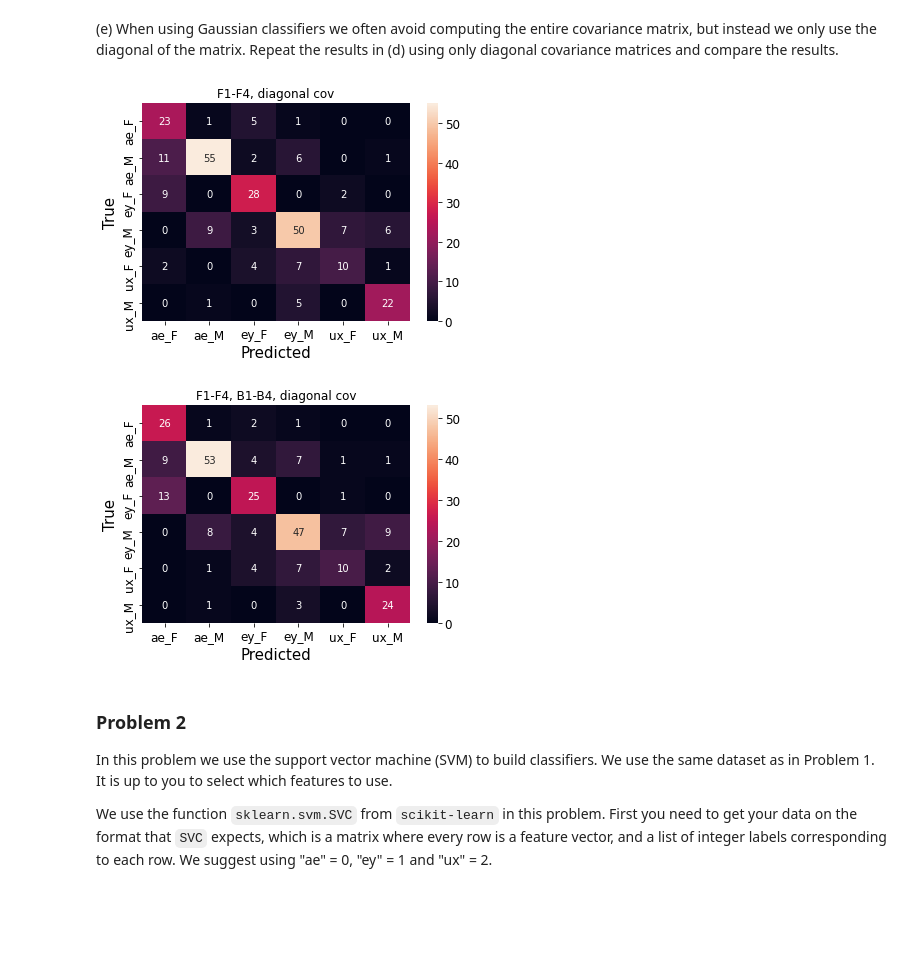
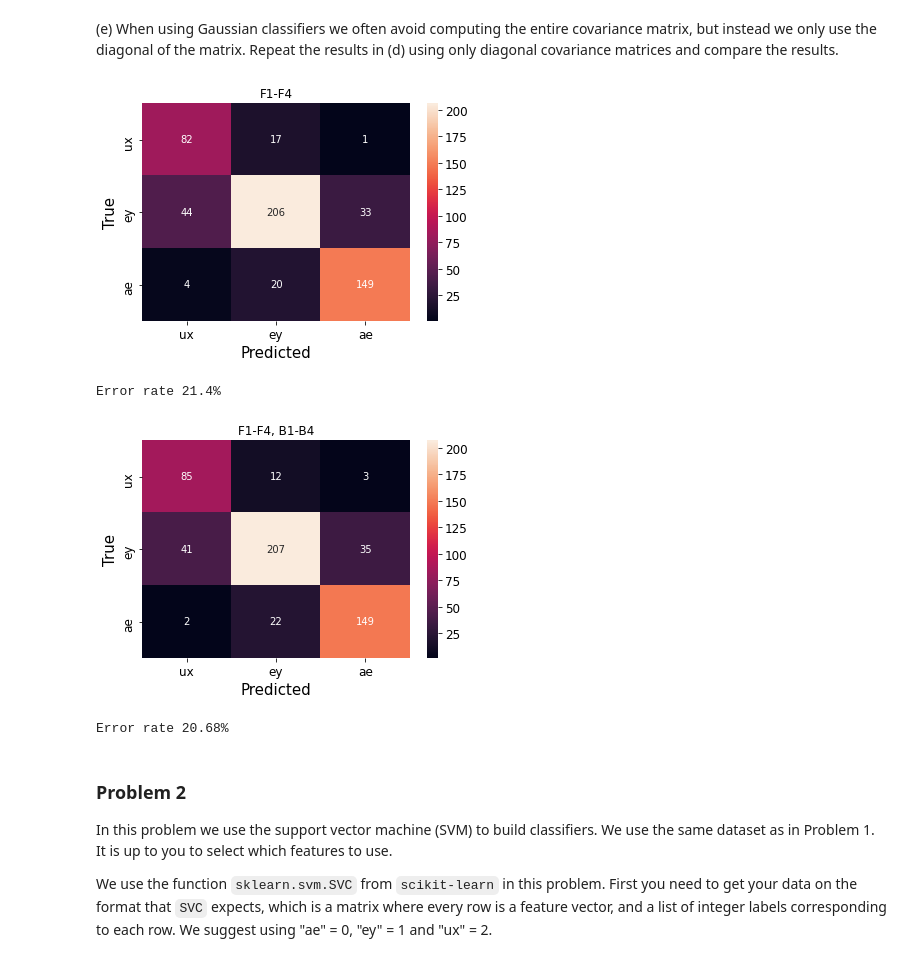
Before and after one commit to Stens/TTT4185-MachineLearning, a Jupyter notebook: Assignment_2/TTT4185_assignment_2_2020-09-28.ipynb, the cells around one changed output. Cells and saved outputs as stored; diff of their text form; code cells hidden in the pictures; blank space fills up the shorter version.

```diff
--- a/Assignment_2/TTT4185_assignment_2_2020-09-28.ipynb
+++ b/Assignment_2/TTT4185_assignment_2_2020-09-28.ipynb
@@ -250,30 +326,25 @@ plot_conf(conf_mat, "F1-F4, B1-B4", keys)
 # %%
 # Using F1- F4
 drop_l = ["SpeakerID", "Gender", "Phoneme", "B1", "B2", "B3", "B4"]
 
-rvs = make_rvs(vow_dict_g, drop_l)
 
-f_matrix = {}
-for key, vow in vow_dict_t_g.items():
-    f_matrix[key] = vow.drop(drop_l ,axis=1).values
-
-conf_mat = predict(f_matrix, keys, rvs)
-plot_conf(conf_mat, "F1-F4, diagonal cov", keys)
+g_rvs_f1_f4 = make_g_rvs(vow_dict_g, drop_l, key_dict, diag=True)
+conf_mat = predict_conditioned_g(f_matrix_f1_f4, keys, g_rvs_f1_f4)
+plot_conf(conf_mat, "F1-F4", keys)
 
 # Using all features
 drop_l = ["SpeakerID", "Gender", "Phoneme"]
 
-rvs = make_rvs(vow_dict_g, drop_l, True)
+g_rvs_f1_b4 = make_g_rvs(vow_dict_g, drop_l, key_dict, diag=True)
 
-f_matrix = {}
-for key, vow in vow_dict_t_g.items():
-    f_matrix[key] = vow.drop(drop_l ,axis=1).values
 
-conf_mat = predict(f_matrix, keys, rvs)
-plot_conf(conf_mat, "F1-F4, B1-B4, diagonal cov", keys)
+conf_mat = predict_conditioned_g(f_matrix_f1_b4, keys, g_rvs_f1_b4)
+plot_conf(conf_mat, "F1-F4, B1-B4", keys)
 # %% [output]
-[figure, old version]
+[figure, new version]
+Error rate 21.4%
-[figure, old version]
+[figure, new version]
+Error rate 20.68%
 # %% [markdown]
 ### Problem 2
 
```
Also changed, not shown: parts of 8 cells of this notebook.
